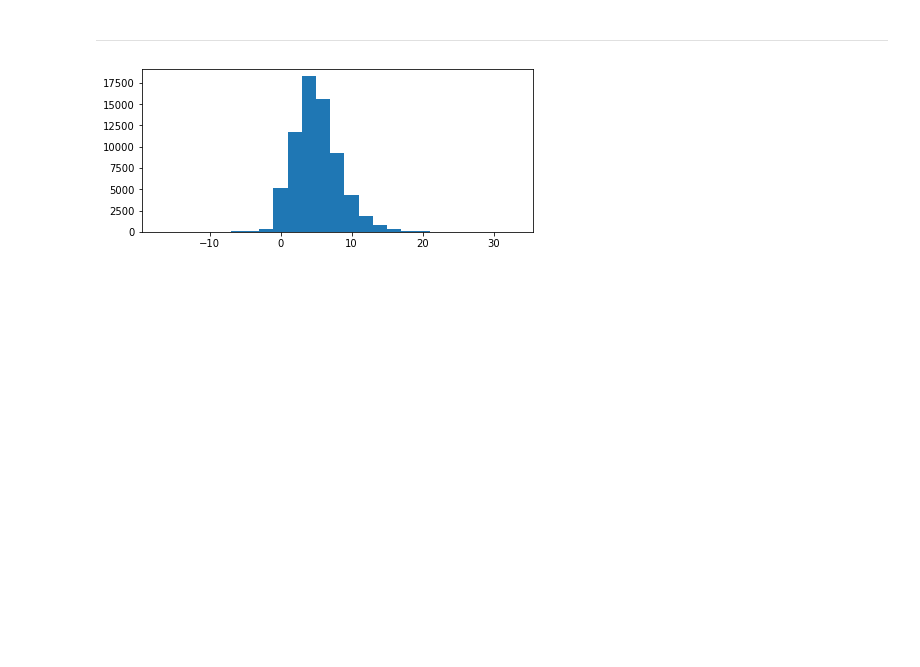
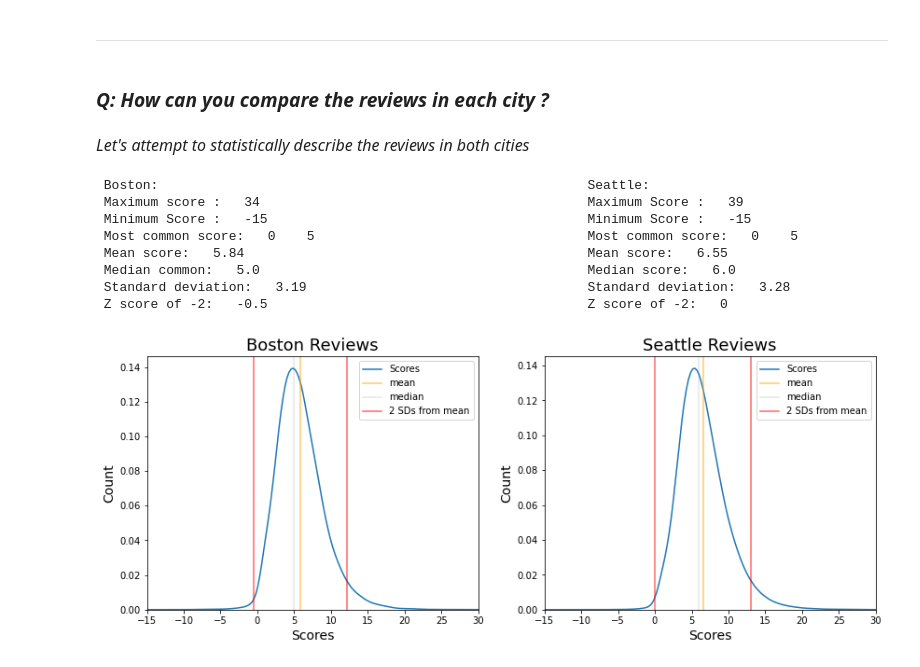
Before and after one commit to Zainy1453/Project-ND-1, a Jupyter notebook: Project-1.ipynb, the cells around one changed output. Cells and saved outputs as stored; diff of their text form; code cells hidden in the pictures; blank space fills up the shorter version.

```diff
--- a/Project-1.ipynb
+++ b/Project-1.ipynb
@@ -998,5 +967,58 @@ ________________________________________________________________________________
+# %% [markdown]
+### *Q:  How can you compare the reviews in each city ?*
+# %% [markdown]
+<font size = '3' >*Let's attempt to statistically describe the reviews in both cities*<font/>
 # %%
-plt.figure(figsize = (7,3))
-plt.hist(b_rev_score.score, bins = 25);
+print_side_by_side(' Boston: ', '      Seattle: ', b = 0)
+print_side_by_side(' Maximum score : ', b_rev_score.iloc[b_rev_score.score.idxmax()].score,
+                   '      Maximum Score : ', s_rev_score.iloc[s_rev_score.score.idxmax()].score)
+print_side_by_side(' Minimum Score : ', b_rev_score.iloc[b_rev_score.score.idxmin()].score,
+                   '      Minimum Score : ', s_rev_score.iloc[s_rev_score.score.idxmin()].score)
+print_side_by_side(' Most common score: ', b_rev_score['score'].mode().to_string(),
+'      Most common score: ', s_rev_score['score'].mode().to_string())
+print_side_by_side(' Mean score: ', round(b_rev_score['score'].mean(),2)
+,'      Mean score: ', round(s_rev_score['score'].mean(),2))
+print_side_by_side(' Median common: ',round( b_rev_score['score'].median(),2),
+'      Median score: ', s_rev_score['score'].median())
+print_side_by_side(' Standard deviation: ', round(b_rev_score['score'].std(),2)
+,'      Standard deviation: ', round(s_rev_score['score'].std(),2))
+print_side_by_side(' Z score of -2: ', round(b_rev_score['score'].mean()-2*round(b_rev_score['score'].std(),2),1)
+,'      Z score of -2: ', round(s_rev_score['score'].mean()-2*round(s_rev_score['score'].std(),2)),1)
+# print('Score: ', b_rev_score.iloc[b_rev_score.score.idxmax()].score)
+# b_rev_score.iloc[b_rev_score.score.idxmax()].comments
+
+
+plt.figure(figsize = (14,5))
+plt.subplot(1,2,1)
+plt.title('Boston Reviews', fontsize = 18)
+sns.kdeplot(b_rev_score.score, bw_adjust=2)
+plt.axvline(x= b_rev_score['score'].mean(), color = 'orange', alpha = 0.6)
+plt.axvline(x= b_rev_score['score'].median(), color = 'gray', alpha = 0.2, linestyle = '-')
+plt.axvline(x= b_rev_score['score'].mean()+2*round(b_rev_score['score'].std(),2), color = 'red', alpha = 0.6)
+plt.axvline(x= b_rev_score['score'].mean()-2*round(b_rev_score['score'].std(),2), color = 'red', alpha = 0.6)
+plt.xlim(-15,30)
+plt.xlabel('Scores', fontsize = 14)
+plt.ylabel('Count', fontsize = 14)
+plt.legend(['Scores','mean', 'median','2 SDs from mean'])
+
+plt.subplot(1,2,2)
+plt.title('Seattle Reviews', fontsize = 18)
+sns.kdeplot(s_rev_score.score, bw_adjust=2)
+plt.axvline(x= s_rev_score['score'].mean(), color = 'orange', alpha = 0.6)
+plt.axvline(x= s_rev_score['score'].median(), color = 'gray', alpha = 0.2, linestyle = '-')
+plt.axvline(x= s_rev_score['score'].mean()+2*round(s_rev_score['score'].std(),2), color = 'red', alpha = 0.6)
+plt.axvline(x= s_rev_score['score'].mean()-2*round(s_rev_score['score'].std(),2), color = 'red', alpha = 0.6)
+plt.xlim(-15,30)
+plt.xlabel('Scores', fontsize = 14)
+plt.ylabel('Count', fontsize = 14)
+plt.legend(['Scores','mean', 'median','2 SDs from mean']);
 # %% [output]
+ Boston:                                                       Seattle:
+ Maximum score :   34                                          Maximum Score :   39
+ Minimum Score :   -15                                         Minimum Score :   -15
+ Most common score:   0    5                                   Most common score:   0    5
+ Mean score:   5.84                                            Mean score:   6.55
+ Median common:   5.0                                          Median score:   6.0
+ Standard deviation:   3.19                                    Standard deviation:   3.28
+ Z score of -2:   -0.5                                         Z score of -2:   0
-[figure, old version]
+[figure, new version]
```
Also changed, not shown: parts of 26 cells of this notebook, 4 other files.
